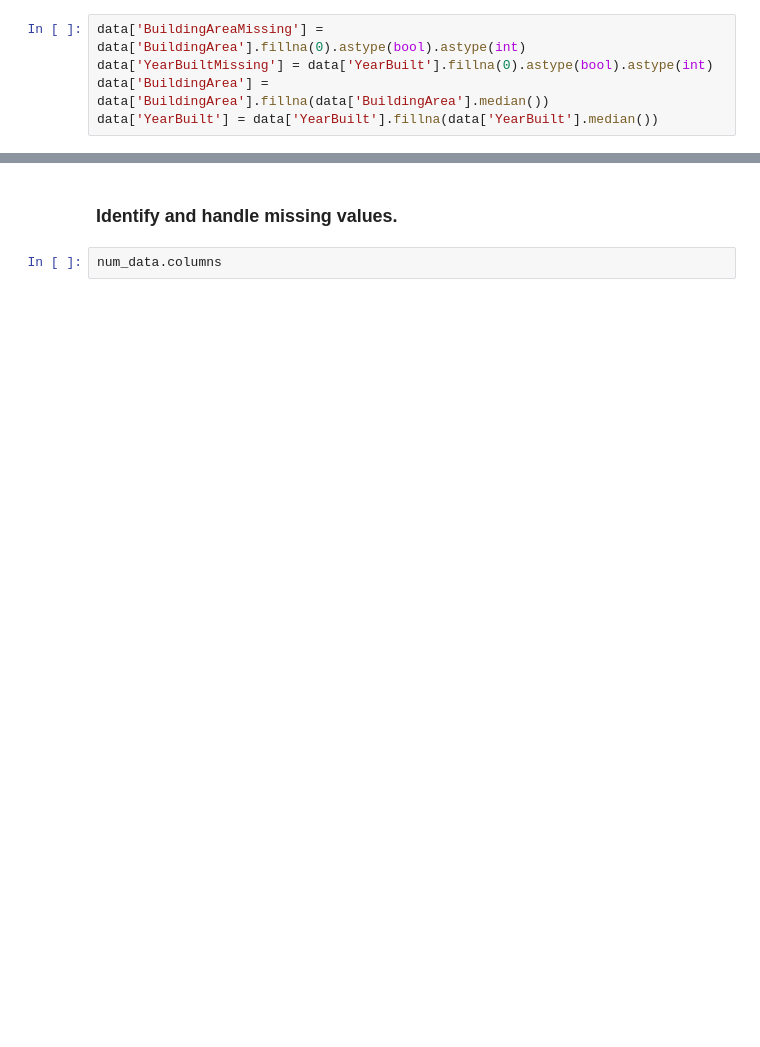
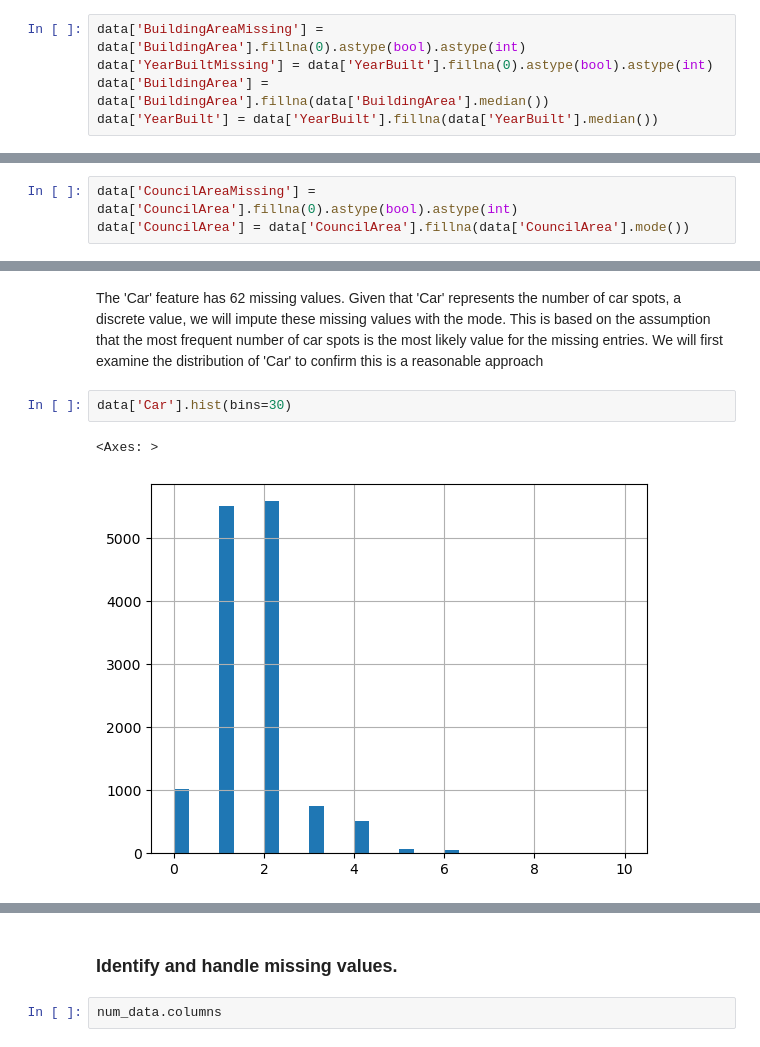
Before and after one commit to marcndo/ml_foundation, a Jupyter notebook: EDA/Melbourne_data_analysis.ipynb, the cells around one changed output, grey strips where cells are left out. Saved outputs shown, nothing was run; the diff lists cells and outputs as text; blank space fills up the shorter version.

```diff
--- a/EDA/Melbourne_data_analysis.ipynb
+++ b/EDA/Melbourne_data_analysis.ipynb
@@ -182,0 +186,3 @@ data['YearBuilt'] = data['YearBuilt'].fillna(data['YearBuilt'].median())
+# %%
+data['CouncilAreaMissing'] = data['CouncilArea'].fillna(0).astype(bool).astype(int)
+data['CouncilArea'] = data['CouncilArea'].fillna(data['CouncilArea'].mode())
@@ -182,0 +209,7 @@ data['YearBuilt'] = data['YearBuilt'].fillna(data['YearBuilt'].median())
+# %% [markdown]
+The 'Car' feature has 62 missing values. Given that 'Car' represents the number of car spots, a discrete value, we will impute these missing values with the mode. This is based on the assumption that the most frequent number of car spots is the most likely value for the missing entries. We will first examine the distribution of 'Car' to confirm this is a reasonable approach
+# %%
+data['Car'].hist(bins=30)
+# %% [output]
+<Axes: >
+[figure, added]
```
Also changed, not shown: parts of 59 cells of this notebook.
